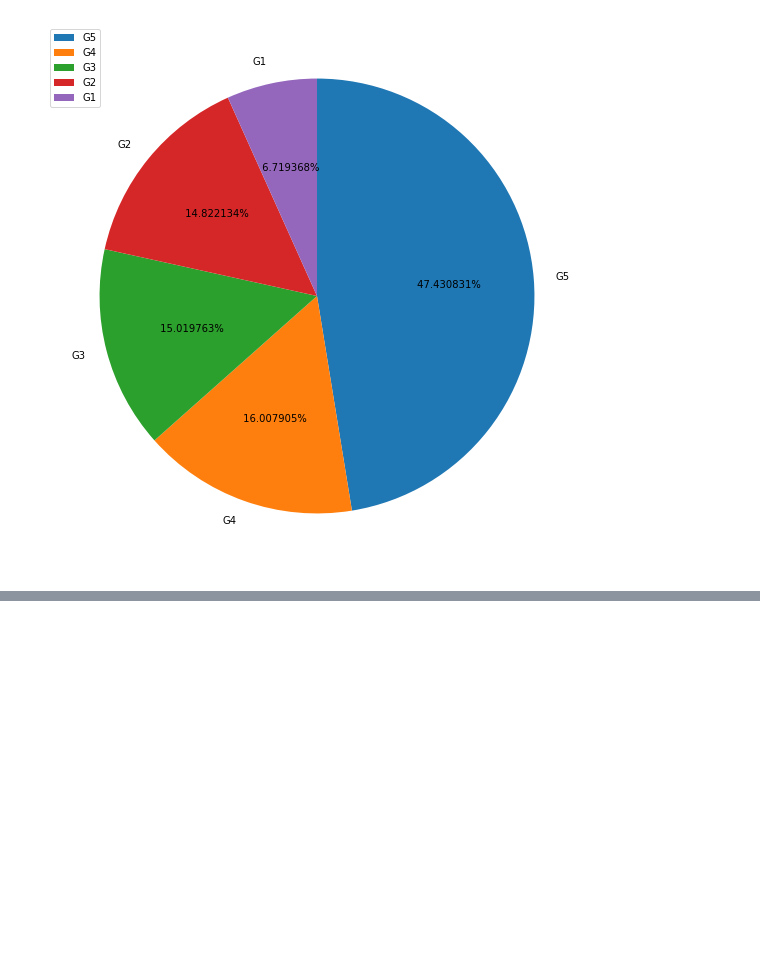
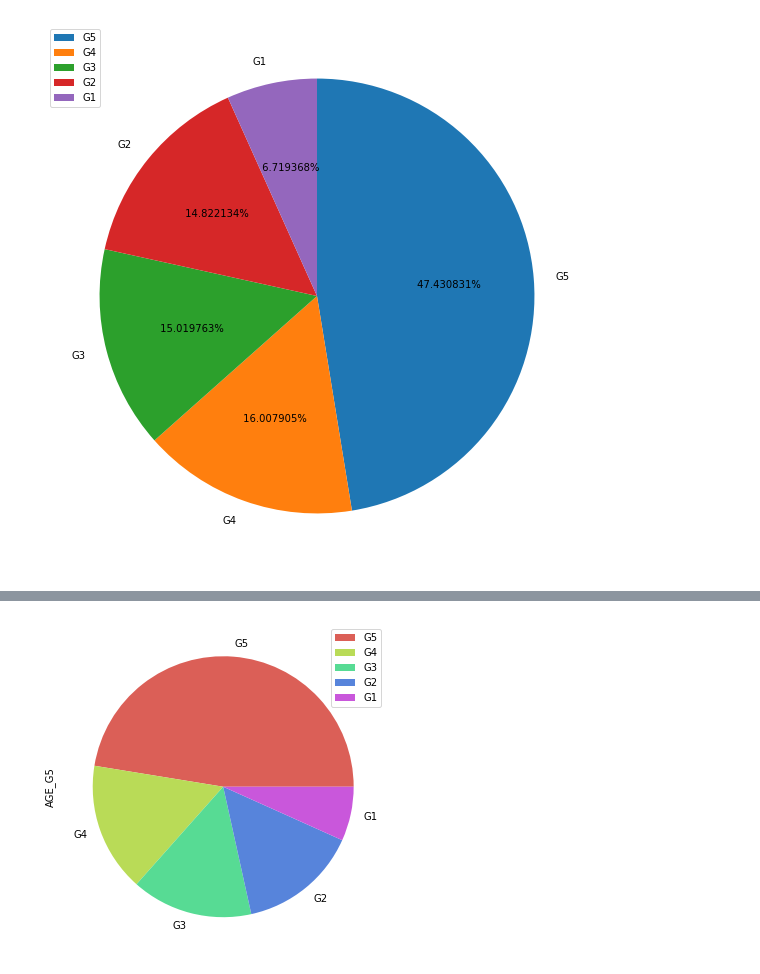
Before and after one commit to Jihwan98/aivle_school, a Jupyter notebook: pre_study/4.2 일변량 시각화.ipynb, the cells around one changed output, grey strips where cells are left out. Cells and saved outputs as stored; diff of their text form; code cells hidden in the pictures; blank space fills up the shorter version.

```diff
--- a/pre_study/4.2 일변량 시각화.ipynb
+++ b/pre_study/4.2 일변량 시각화.ipynb
@@ -119,0 +142,5 @@ plt.show()
+# %%
+pie_df_G5.plot.pie(y='AGE_G5', figsize=(6, 6), colors=sns.color_palette('hls', len(pie_df_G5)))
+plt.show()
+# %% [output]
+[figure, added]
```
Also changed, not shown: parts of 20 cells of this notebook.
